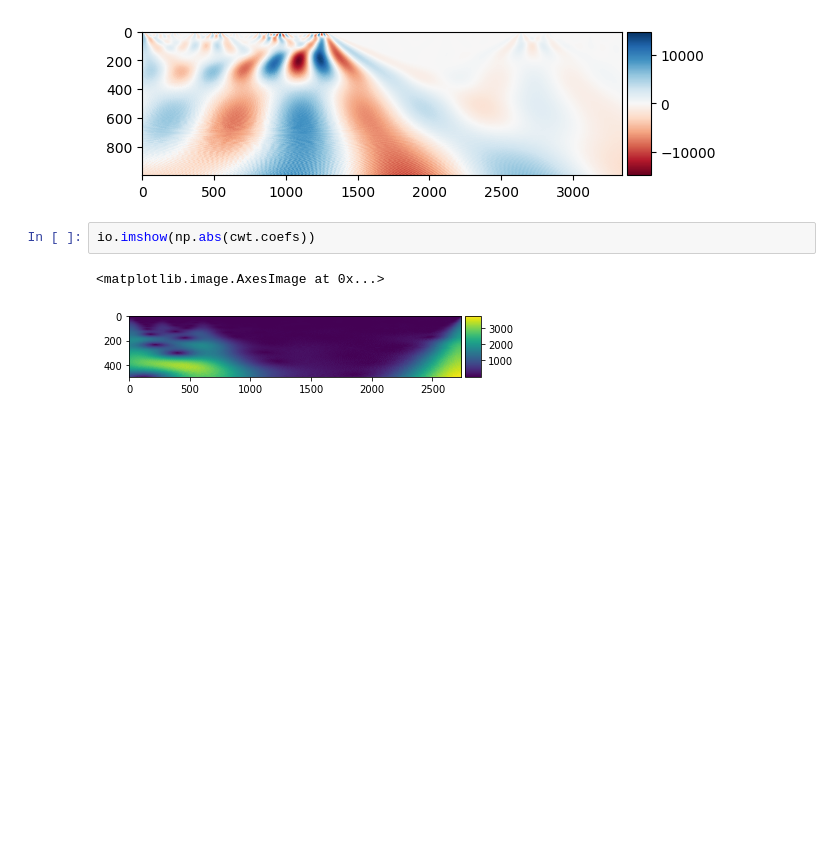
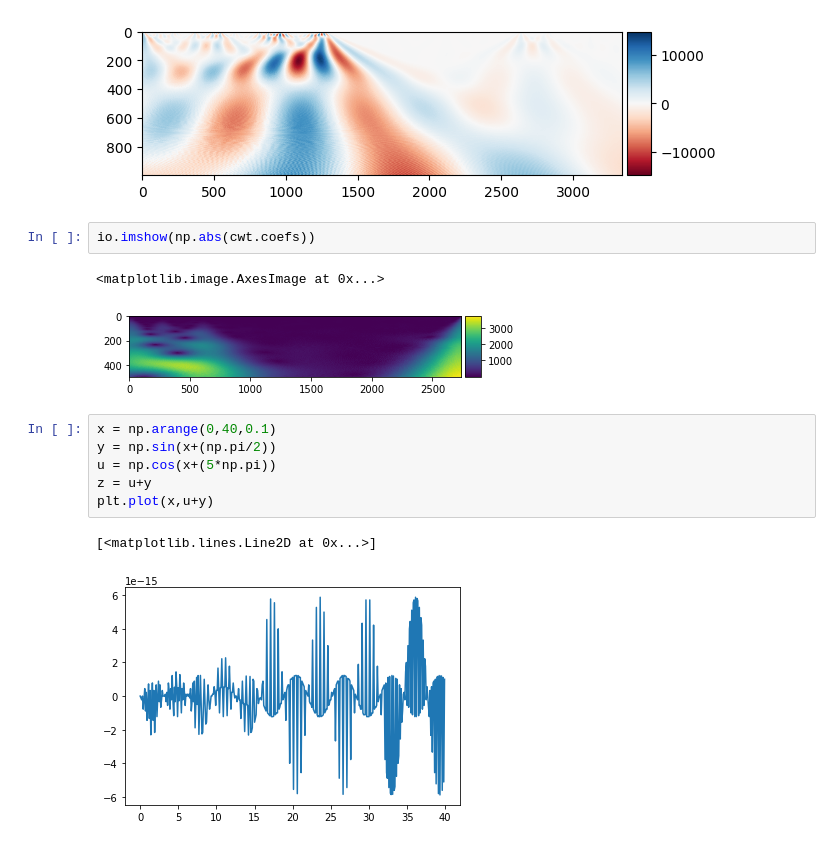
Before and after one commit to oftavira/BitacoraLiteratura, a Jupyter notebook: Ploting/_temp.ipynb, the cells around one changed output. Saved outputs shown, nothing was run; the diff lists cells and outputs as text; blank space fills up the shorter version.

```diff
--- a/Ploting/_temp.ipynb
+++ b/Ploting/_temp.ipynb
@@ -388,3 +389,12 @@ io.imshow(np.abs(cwt.coefs))
 # %% [output]
 <matplotlib.image.AxesImage at 0x...>
 [figure]
+# %%
+x = np.arange(0,40,0.1)
+y = np.sin(x+(np.pi/2))
+u = np.cos(x+(5*np.pi))
+z = u+y
+plt.plot(x,u+y)
+# %% [output]
+[<matplotlib.lines.Line2D at 0x...>]
+[figure, added]
```
Also changed, not shown: parts of 4 cells of this notebook, 2 other files.
